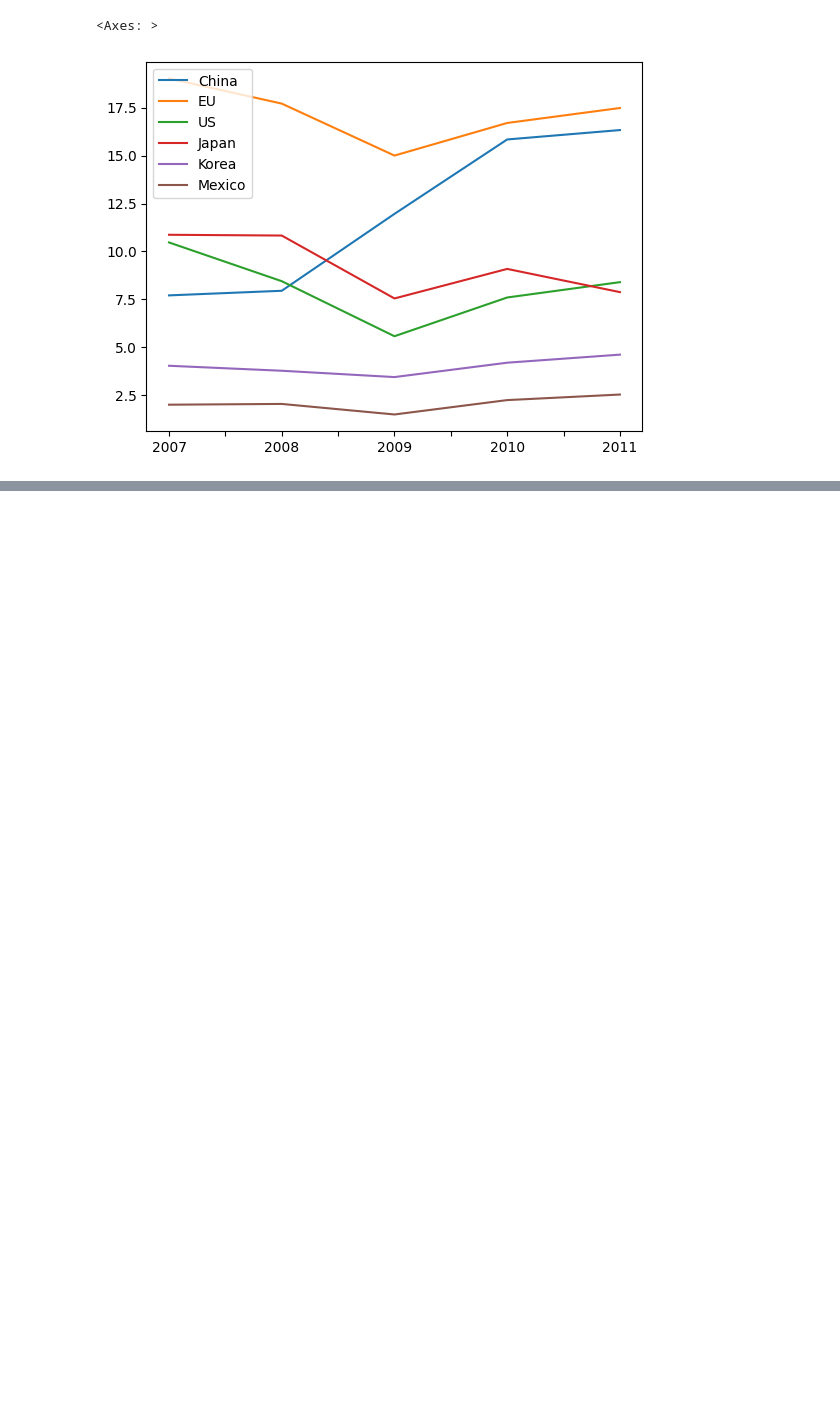
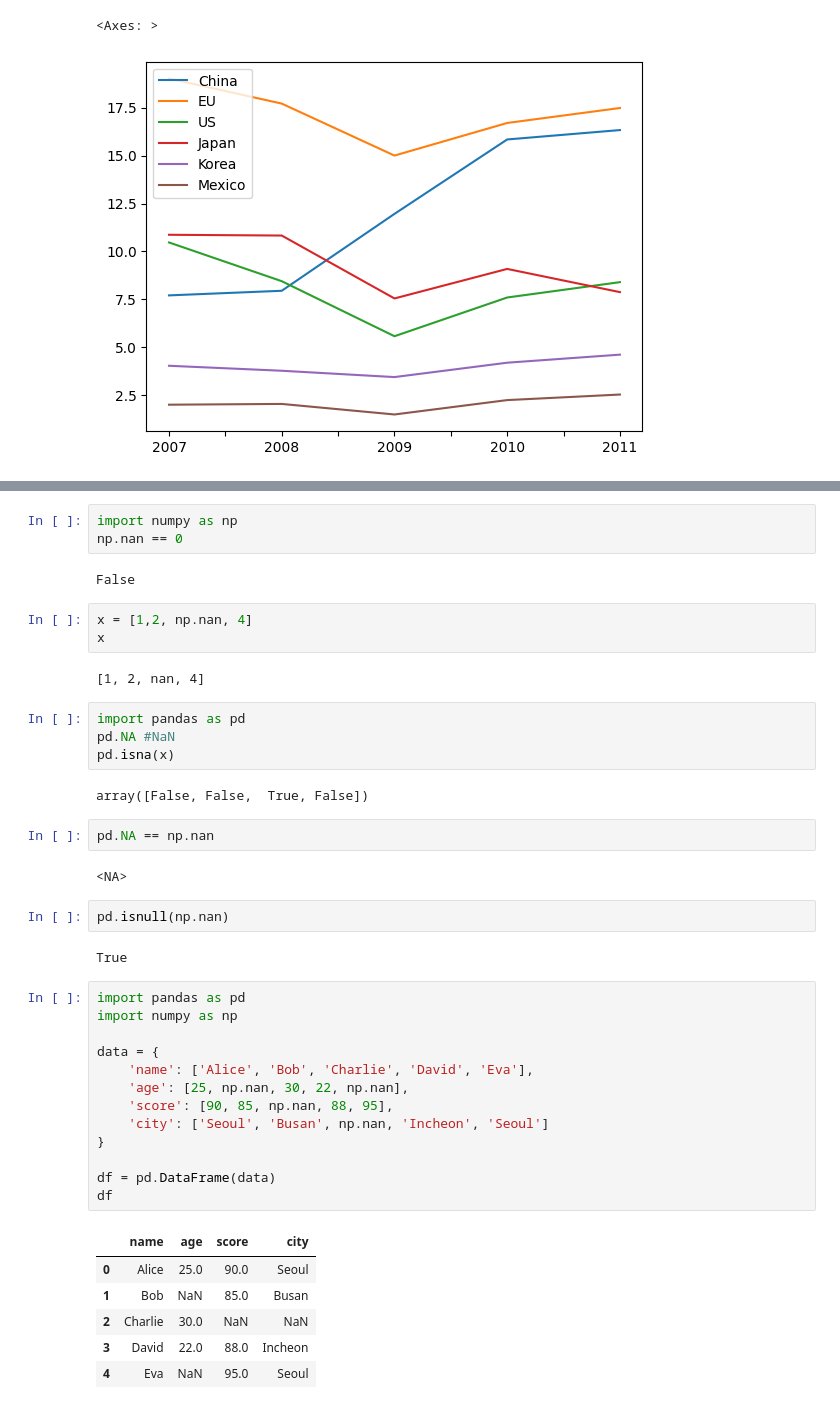
Before and after one commit to yleessam/hipython_rep, a Jupyter notebook: 16_데이터전처리2.ipynb, the cells around one changed output, grey strips where cells are left out. Drawn from its saved outputs; the diff is of its cells as text; blank space fills up the shorter version.

```diff
--- a/16_데이터전처리2.ipynb
+++ b/16_데이터전처리2.ipynb
@@ -196,0 +199,44 @@ df_year.plot.line()
+# %%
+import numpy as np
+np.nan == 0
+# %% [output]
+False
+# %%
+x = [1,2, np.nan, 4]
+x
+# %% [output]
+[1, 2, nan, 4]
+# %%
+import pandas as pd
+pd.NA #NaN
+pd.isna(x)
+# %% [output]
+array([False, False,  True, False])
+# %%
+pd.NA == np.nan
+# %% [output]
+<NA>
+# %%
+pd.isnull(np.nan)
+# %% [output]
+True
+# %%
+import pandas as pd
+import numpy as np
+
+data = {
+    'name': ['Alice', 'Bob', 'Charlie', 'David', 'Eva'],
+    'age': [25, np.nan, 30, 22, np.nan],
+    'score': [90, 85, np.nan, 88, 95],
+    'city': ['Seoul', 'Busan', np.nan, 'Incheon', 'Seoul']
+}
+
+df = pd.DataFrame(data)
+df
+# %% [output]
+|  | name | age | score | city |
+| 0 | Alice | 25.0 | 90.0 | Seoul |
+| 1 | Bob | NaN | 85.0 | Busan |
+| 2 | Charlie | 30.0 | NaN | NaN |
+| 3 | David | 22.0 | 88.0 | Incheon |
+| 4 | Eva | NaN | 95.0 | Seoul |
```
Also changed, not shown: parts of 30 cells of this notebook.
